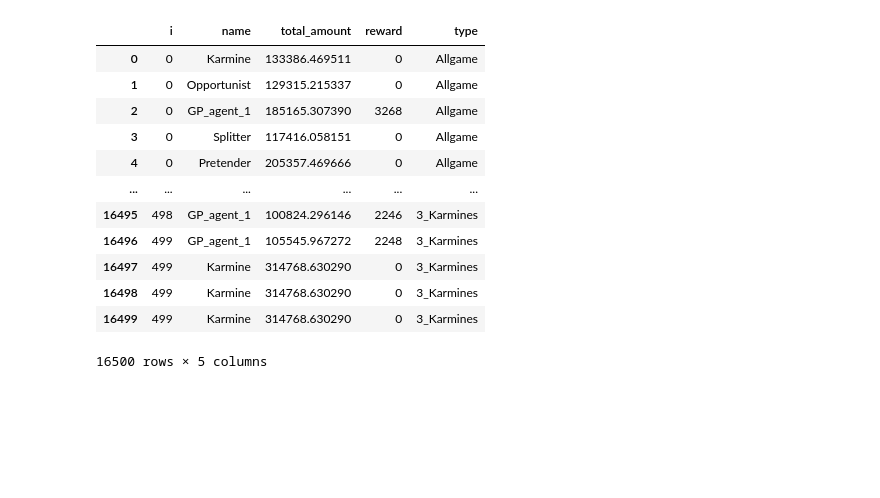
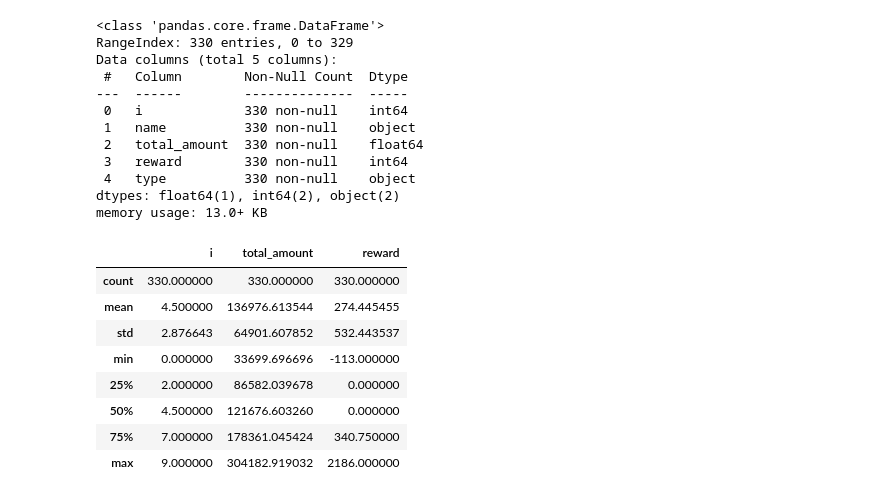
Before and after one commit to DMCDavi/reinforcement_learning_split_steal, a Jupyter notebook: graficos.ipynb, the cells around one changed output. Cells and saved outputs as stored; diff of their text form; code cells hidden in the pictures; blank space fills up the shorter version.

```diff
--- a/graficos.ipynb
+++ b/graficos.ipynb
@@ -7,16 +13,27 @@ df_score = pd.read_csv("score.txt", sep=" ", header=0)
 # %%
-df_score
+df_score.info()
 # %% [output]
-|  | i | name | total_amount | reward | type |
-| 0 | 0 | Karmine | 133386.469511 | 0 | Allgame |
-| 1 | 0 | Opportunist | 129315.215337 | 0 | Allgame |
-| 2 | 0 | GP_agent_1 | 185165.307390 | 3268 | Allgame |
-| 3 | 0 | Splitter | 117416.058151 | 0 | Allgame |
-| 4 | 0 | Pretender | 205357.469666 | 0 | Allgame |
-| ... | ... | ... | ... | ... | ... |
-| 16495 | 498 | GP_agent_1 | 100824.296146 | 2246 | 3_Karmines |
-| 16496 | 499 | GP_agent_1 | 105545.967272 | 2248 | 3_Karmines |
-| 16497 | 499 | Karmine | 314768.630290 | 0 | 3_Karmines |
-| 16498 | 499 | Karmine | 314768.630290 | 0 | 3_Karmines |
-| 16499 | 499 | Karmine | 314768.630290 | 0 | 3_Karmines |
-16500 rows × 5 columns
+<class 'pandas.core.frame.DataFrame'>
+RangeIndex: 330 entries, 0 to 329
+Data columns (total 5 columns):
+ #   Column        Non-Null Count  Dtype
+---  ------        --------------  -----
+ 0   i             330 non-null    int64
+ 1   name          330 non-null    object
+ 2   total_amount  330 non-null    float64
+ 3   reward        330 non-null    int64
+ 4   type          330 non-null    object
+dtypes: float64(1), int64(2), object(2)
+memory usage: 13.0+ KB
+# %%
+df_score.describe()
+# %% [output]
+|  | i | total_amount | reward |
+| count | 330.000000 | 330.000000 | 330.000000 |
+| mean | 4.500000 | 136976.613544 | 274.445455 |
+| std | 2.876643 | 64901.607852 | 532.443537 |
+| min | 0.000000 | 33699.696696 | -113.000000 |
+| 25% | 2.000000 | 86582.039678 | 0.000000 |
+| 50% | 4.500000 | 121676.603260 | 0.000000 |
+| 75% | 7.000000 | 178361.045424 | 340.750000 |
+| max | 9.000000 | 304182.919032 | 2186.000000 |
```
Also changed, not shown: parts of 18 cells of this notebook.
